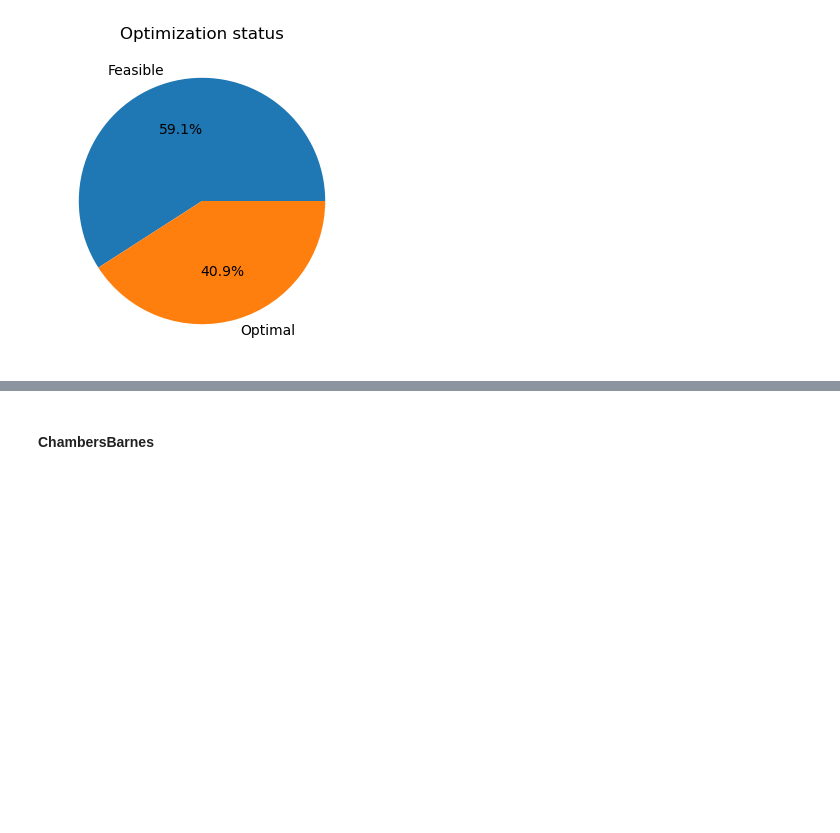
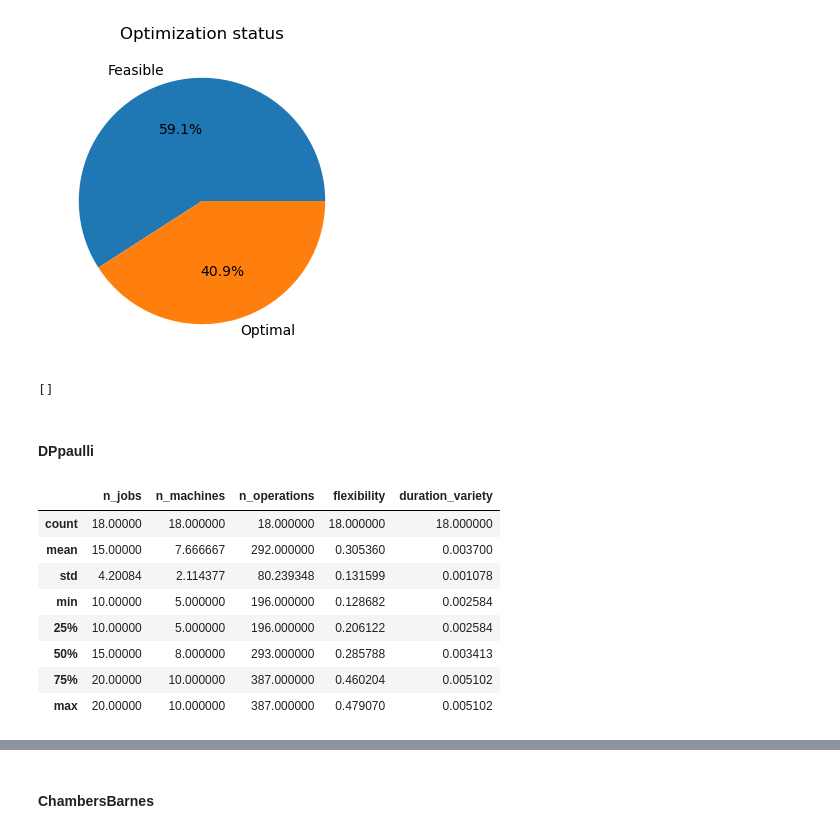
Before and after one commit to jrc-rodec/scheduling_model, a Jupyter notebook: code/analysis/analyze_results.ipynb, the cells around one changed output, grey strips where cells are left out. Cells and saved outputs as stored; diff of their text form; code cells hidden in the pictures; blank space fills up the shorter version.

```diff
--- a/code/analysis/analyze_results.ipynb
+++ b/code/analysis/analyze_results.ipynb
@@ -489,3 +570,24 @@ show_all_plots(hurinkv, hurinkv_data)
 [figure]
 40.909090909090914% of all instances could be solved
 [figure]
+# %%
+instances_to_be_repeated(hurinkv, "HurinkVdata")
+# %% [output]
+[]
+# %% [markdown]
+#### DPpaulli
+# %%
+dppaulli = pd.DataFrame([x for i, x in data.iterrows() if x["name"].startswith("DPpaulli")])
+dppaulli_encodings = get_encodings_for_group(dppaulli)
+dppaulli_data = extract_data_from_encodings(dppaulli_encodings)
+dppaulli_data.describe()
+# %% [output]
+|  | n_jobs | n_machines | n_operations | flexibility | duration_variety |
+| count | 18.00000 | 18.000000 | 18.000000 | 18.000000 | 18.000000 |
+| mean | 15.00000 | 7.666667 | 292.000000 | 0.305360 | 0.003700 |
+| std | 4.20084 | 2.114377 | 80.239348 | 0.131599 | 0.001078 |
+| min | 10.00000 | 5.000000 | 196.000000 | 0.128682 | 0.002584 |
+| 25% | 10.00000 | 5.000000 | 196.000000 | 0.206122 | 0.002584 |
+| 50% | 15.00000 | 8.000000 | 293.000000 | 0.285788 | 0.003413 |
+| 75% | 20.00000 | 10.000000 | 387.000000 | 0.460204 | 0.005102 |
+| max | 20.00000 | 10.000000 | 387.000000 | 0.479070 | 0.005102 |
```
Also changed, not shown: parts of 12 cells of this notebook.
